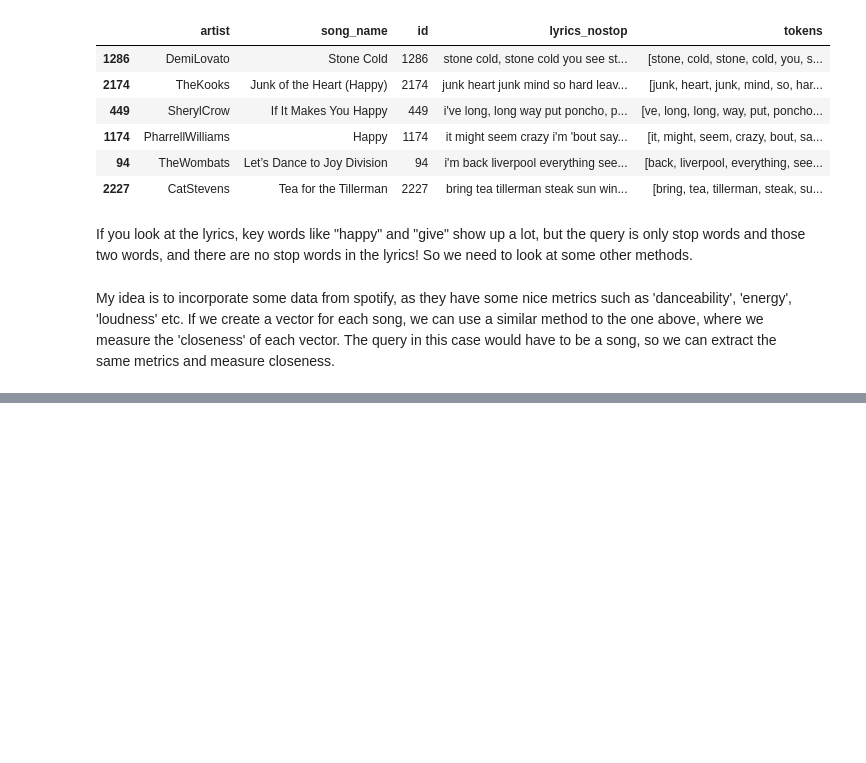
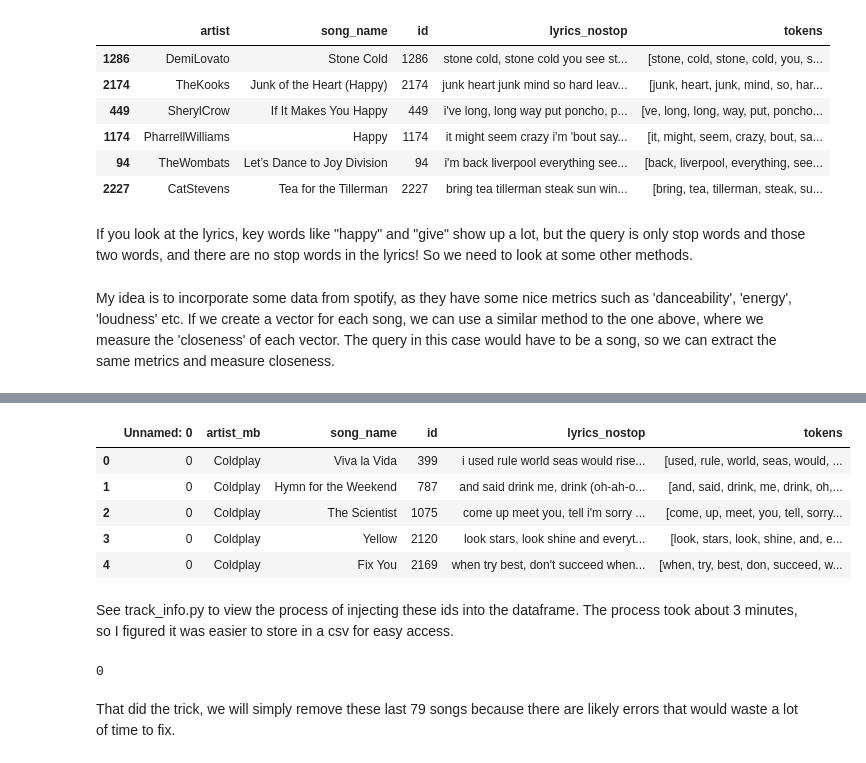
Before and after one commit to uodonnell/SpotifyPlaylist, a Jupyter notebook: notebook.ipynb, the cells around one changed output, grey strips where cells are left out. Cells and saved outputs as stored; diff of their text form; code cells hidden in the pictures; blank space fills up the shorter version.

```diff
--- a/notebook.ipynb
+++ b/notebook.ipynb
@@ -148,0 +245,11 @@ My idea is to incorporate some data from spotify, as they have some nice metrics
+# %%
+drop = ['artist', 'artist_tokens', 'listeners_lastfm']
+info = info.drop(drop, axis = 1)
+info.head()
+# %% [output]
+|  | Unnamed: 0 | artist_mb | song_name | id | lyrics_nostop | tokens |
+| 0 | 0 | Coldplay | Viva la Vida | 399 | i used rule world seas would rise... | [used, rule, world, seas, would, ... |
+| 1 | 0 | Coldplay | Hymn for the Weekend | 787 | and said drink me, drink (oh-ah-o... | [and, said, drink, me, drink, oh,... |
+| 2 | 0 | Coldplay | The Scientist | 1075 | come up meet you, tell i'm sorry ... | [come, up, meet, you, tell, sorry... |
+| 3 | 0 | Coldplay | Yellow | 2120 | look stars, look shine and everyt... | [look, stars, look, shine, and, e... |
+| 4 | 0 | Coldplay | Fix You | 2169 | when try best, don't succeed when... | [when, try, best, don, succeed, w... |
@@ -148,0 +261,2 @@ My idea is to incorporate some data from spotify, as they have some nice metrics
+# %% [markdown]
+See track_info.py to view the process of injecting these ids into the dataframe. The process took about 3 minutes, so I figured it was easier to store in a csv for easy access.
@@ -148,0 +265,6 @@ My idea is to incorporate some data from spotify, as they have some nice metrics
+# %%
+info["sp_id"].isna().sum()
+# %% [output]
+0
+# %% [markdown]
+That did the trick, we will simply remove these last 79 songs because there are likely errors that would waste a lot of time to fix.
```
Also changed, not shown: parts of 32 cells of this notebook, 13 other files.
